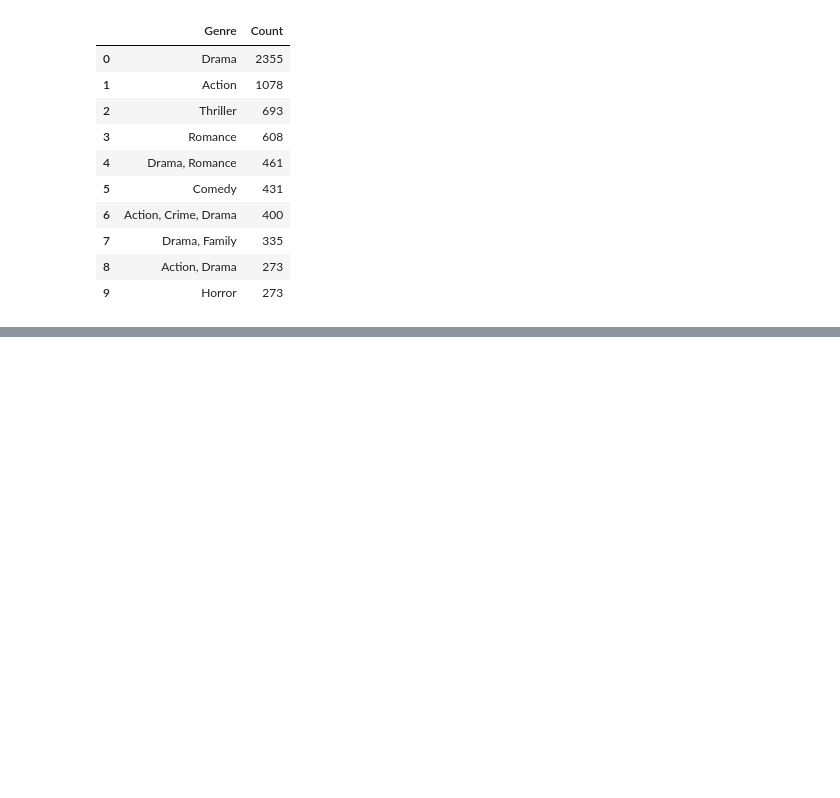
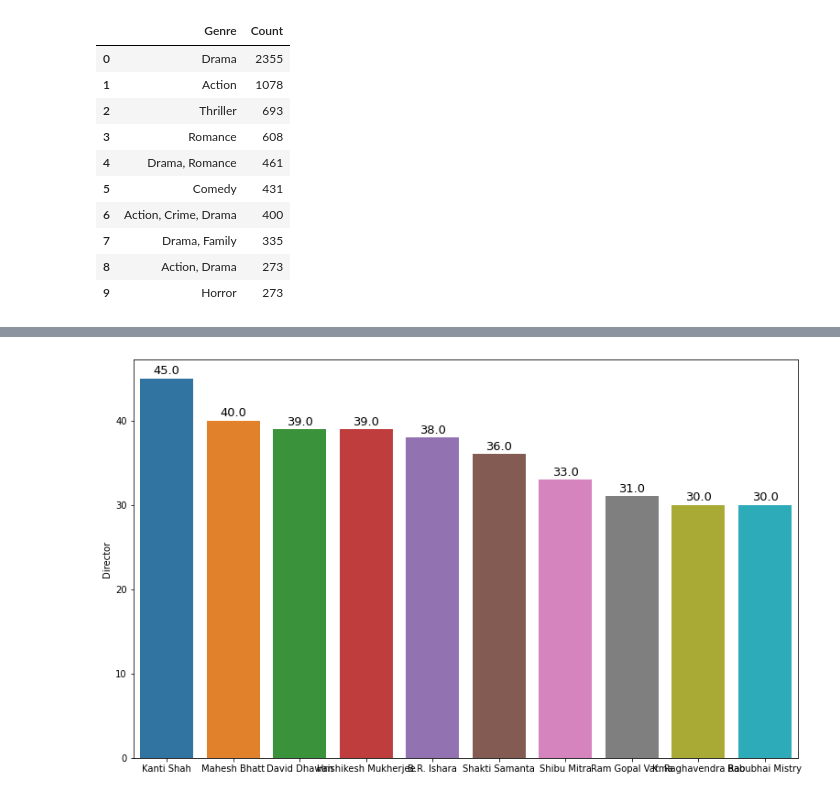
Before and after one commit to praffs18/EDA-on-All-Indian-movies-IMDb-data, a Jupyter notebook: EDA_on_All_Indian_movies_IMDb_data.ipynb, the cells around one changed output, grey strips where cells are left out. Saved outputs shown, nothing was run; the diff lists cells and outputs as text; code cells hidden in the pictures; blank space fills up the shorter version.

```diff
--- a/EDA_on_All_Indian_movies_IMDb_data.ipynb
+++ b/EDA_on_All_Indian_movies_IMDb_data.ipynb
@@ -396,0 +444,4 @@ Genre.head(10)
+# %%
+# Top 10 Directors who had direct most of the movies
+top_dir = pd.DataFrame(data_2['Director'].value_counts().head(10))
+top_dir
@@ -396,0 +460,13 @@ Genre.head(10)
+# %%
+# Top 10 Directors who had direct most of the movies
+plt.figure(figsize = (13,8))
+plots = sns.barplot(top_dir.index, y = top_dir['Director'])
+for bar in plots.patches:
+  plots.annotate(format(bar.get_height()),
+                   (bar.get_x() + bar.get_width() / 2,
+                    bar.get_height()), ha='center', va='center',
+                   size=13, xytext=(0, 8),
+                   textcoords='offset points')
+plt.show()
+# %% [output]
+[figure, added]
```
Also changed, not shown: parts of 7 cells of this notebook.
